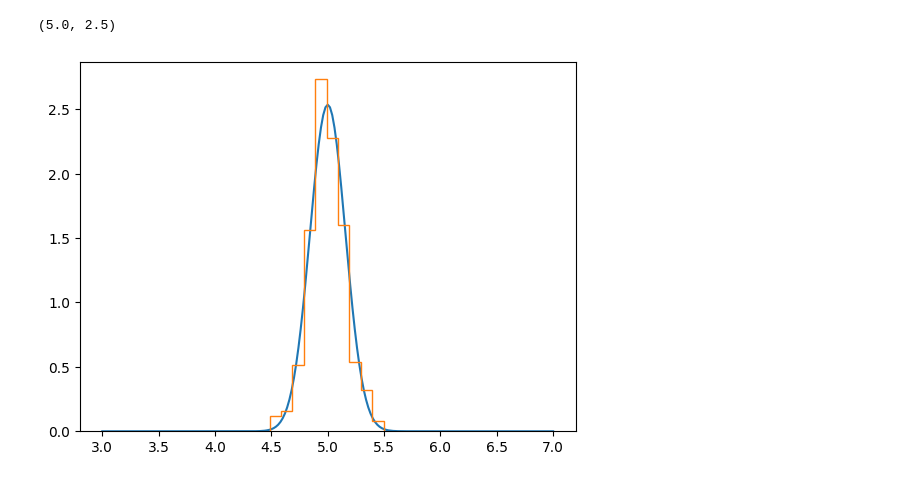
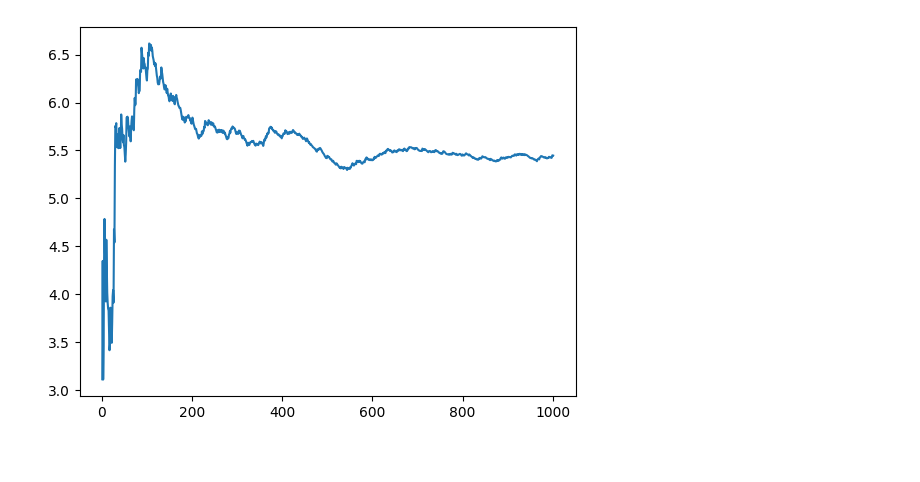
Before and after one commit to roualdes/lectures, a Jupyter notebook: 314/clt.ipynb, the cells around one changed output. Cells and saved outputs as stored; diff of their text form; code cells hidden in the pictures.

```diff
--- a/314/clt.ipynb
+++ b/314/clt.ipynb
@@ -13,6 +4,0 @@ for r in range(R):
-# %%
-Binomial = st.binom
-B = Binomial(10, 0.5)
-(B.mean(), B.var())
-# %% [output]
-(5.0, 2.5)
@@ -22,7 +4,0 @@ Nd = Normal(loc = B.mean(), scale = np.sqrt(B.var() / N))
-# %%
-xx = np.linspace(3, 7, 201)
-fx = Nd.pdf(xx)
-plt.plot(xx, fx)
-plt.hist(cms, density = True, histtype = "step");
-# %% [output]
-[figure, removed]
@@ -29 +13,5 @@ plt.hist(cms, density = True, histtype = "step");
+# %%
+plt.plot(ndx, cm.T);
+# %% [output]
+[figure, added]
 # %%
```
Also changed, not shown: parts of 14 cells of this notebook, 45 other files.
